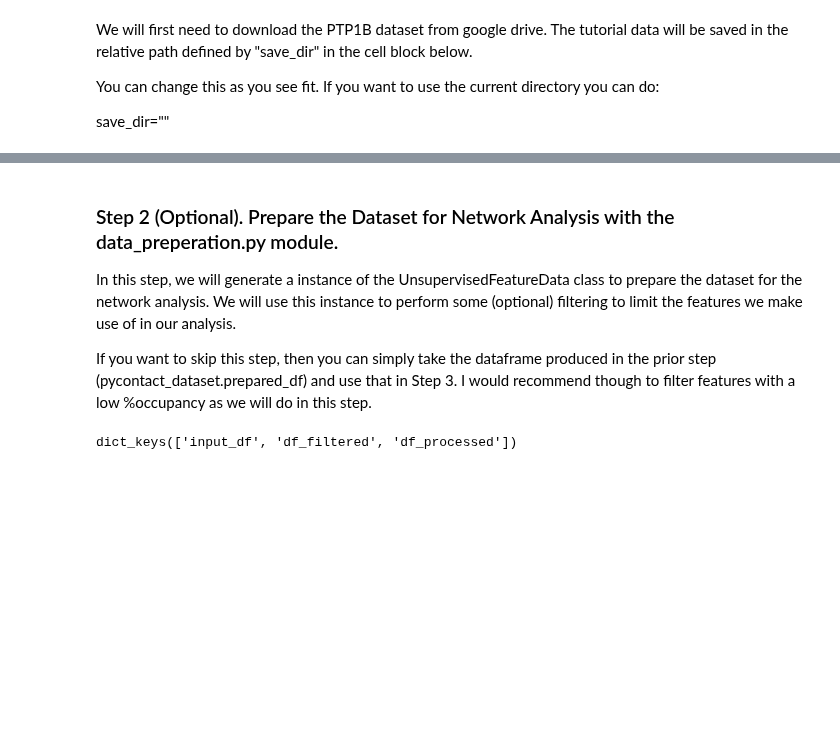
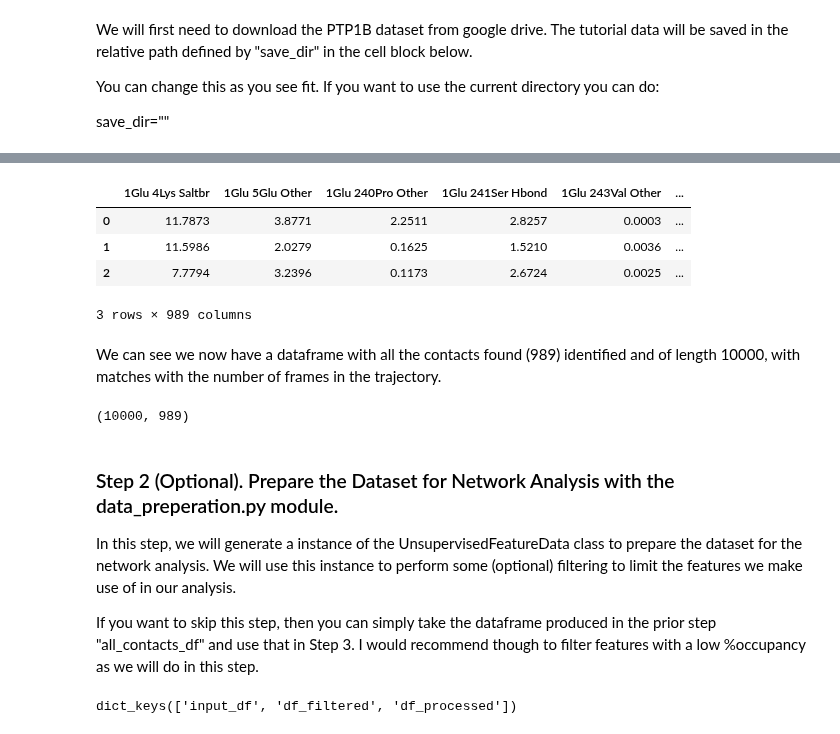
Before and after one commit to kamerlinlab/KIF, a Jupyter notebook: tutorials/network_analysis_tutorial/Step1_Tutorial_PTP1B_Network_Analysis.ipynb, the cells around one changed output, grey strips where cells are left out. Drawn from its saved outputs; the diff is of its cells as text; code cells hidden in the pictures; blank space fills up the shorter version.

```diff
--- a/tutorials/network_analysis_tutorial/Step1_Tutorial_PTP1B_Network_Analysis.ipynb
+++ b/tutorials/network_analysis_tutorial/Step1_Tutorial_PTP1B_Network_Analysis.ipynb
@@ -117,9 +79,31 @@ pycontact_dataset.prepared_df
+# %%
+input_files = ["PTP1B_block1.csv", "PTP1B_block2.csv", "PTP1B_block3.csv", "PTP1B_block4.csv"]
+dfs = []
+for file_name in input_files:
+    file_path = in_dir + file_name
+    df = pd.read_csv(file_path)
+    dfs.append(df)
+
+all_contacts_df = pd.concat(dfs, join='outer', axis=1)
+all_contacts_df.head(3)
+# %% [output]
+|  | 1Glu 4Lys Saltbr | 1Glu 5Glu Other | 1Glu 240Pro Other | 1Glu 241Ser Hbond | 1Glu 243Val Other | ... |
+| 0 | 11.7873 | 3.8771 | 2.2511 | 2.8257 | 0.0003 | ... |
+| 1 | 11.5986 | 2.0279 | 0.1625 | 1.5210 | 0.0036 | ... |
+| 2 | 7.7794 | 3.2396 | 0.1173 | 2.6724 | 0.0025 | ... |
+3 rows × 989 columns
+# %% [markdown]
+We can see we now have a dataframe with all the contacts found (989) identified and of length 10000, with matches with the number of frames in the trajectory.
+# %%
+all_contacts_df.shape
+# %% [output]
+(10000, 989)
 # %% [markdown]
 ### Step 2 (Optional). Prepare the Dataset for Network Analysis with the data_preperation.py module.
 
 In this step, we will generate a instance of the UnsupervisedFeatureData class to prepare the dataset for the network analysis. We will use this instance to perform some (optional) filtering to limit the features we make use of in our analysis.
 
-If you want to skip this step, then you can simply take the dataframe produced in the prior step (pycontact_dataset.prepared_df) and use that in Step 3. I would recommend though to filter features with a low %occupancy as we will do in this step.
+If you want to skip this step, then you can simply take the dataframe produced in the prior step "all_contacts_df" and use that in Step 3. I would recommend though to filter features with a low %occupancy as we will do in this step.
 # %%
 # First we generate an instance of the UnsupervisedFeatureData class (because we have per frame class labels).
 unsupervised_dataset = data_preperation.UnsupervisedFeatureData(
```
Also changed, not shown: parts of 14 cells of this notebook, 8 other files.
